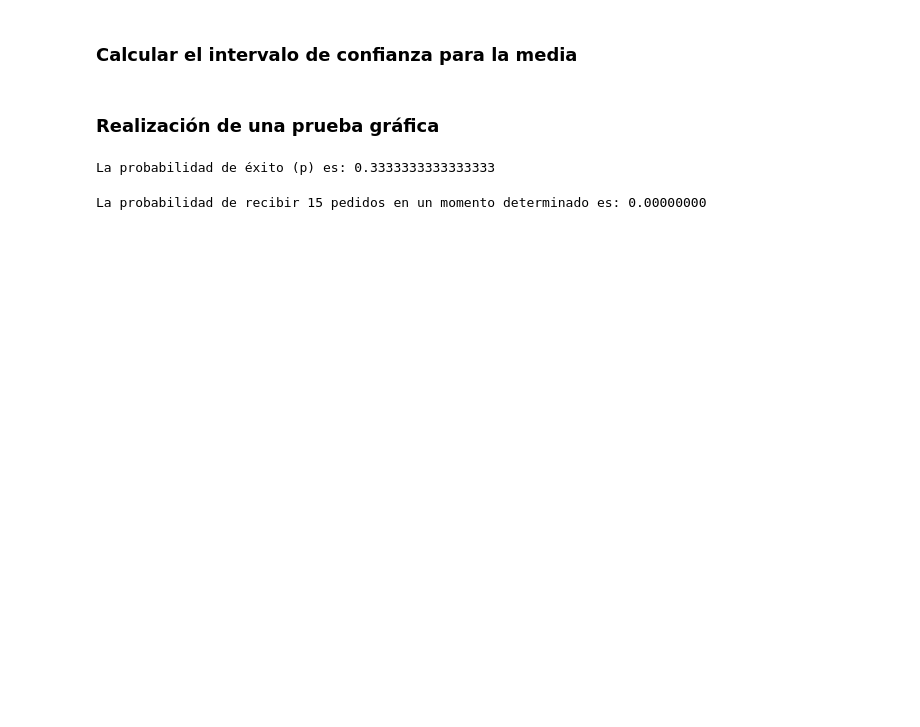
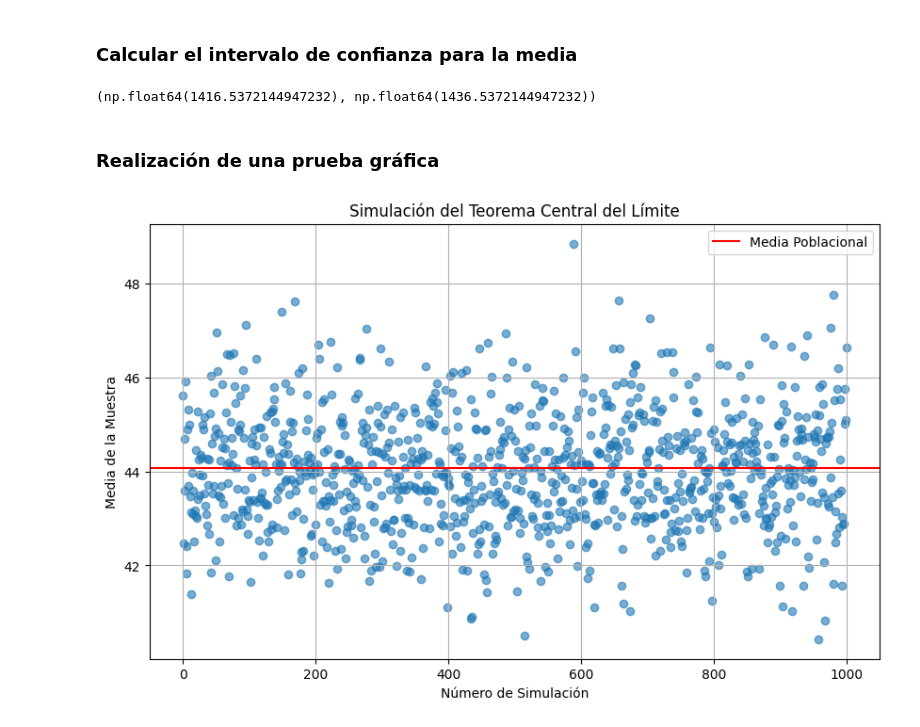
Before and after one commit to AngelTroncoso/ML_Alura, a Jupyter notebook: 2_Curso_de_Probabilidad_con_Python.ipynb, the cells around one changed output. Saved outputs shown, nothing was run; the diff lists cells and outputs as text; code cells hidden in the pictures; blank space fills up the shorter version.

```diff
--- a/2_Curso_de_Probabilidad_con_Python.ipynb
+++ b/2_Curso_de_Probabilidad_con_Python.ipynb
@@ -1225,16 +1552,30 @@ Estamos estudiando **los ingresos mensuales de los jefes de hogar con ingresos d
 # %% [markdown]
 ### Calcular el intervalo de confianza para la media
+# %%
+intervalo = norm.interval(
+    confidence=0.95,
+    loc=media,
+    scale=sigma / np.sqrt(n)
+)
+
+intervalo
+# %% [output]
+(np.float64(1416.5372144947232), np.float64(1436.5372144947232))
 # %% [markdown]
 ### Realización de una prueba gráfica
-# %%
-p = 1 / numero_de_alternativa_por_pregunta
-print(f"La probabilidad de éxito (p) es: {p}")
-# %% [output]
-La probabilidad de éxito (p) es: 0.3333333333333333
-# %%
-from scipy.stats import poisson
-
-probabilidad = poisson.pmf(k, media)
-print(f"La probabilidad de recibir 15 pedidos en un momento determinado es: {probabilidad:.8f}")
-# %% [output]
-La probabilidad de recibir 15 pedidos en un momento determinado es: 0.00000000
+# %%
+simulaciones = 1000
+n = 100 # Tamaño de cada muestra
+medias = [df.Edad.sample(n).mean() for i in range(simulaciones)]
+
+plt.figure(figsize=(10, 6))
+plt.scatter(range(simulaciones), medias, alpha=0.6)
+plt.axhline(y=df.Edad.mean(), color='r', linestyle='-', label='Media Poblacional')
+plt.xlabel("Número de Simulación")
+plt.ylabel("Media de la Muestra")
+plt.title("Simulación del Teorema Central del Límite")
+plt.legend()
+plt.grid(True)
+plt.show()
+# %% [output]
+[figure, added]
```
Also changed, not shown: parts of 63 cells of this notebook.
